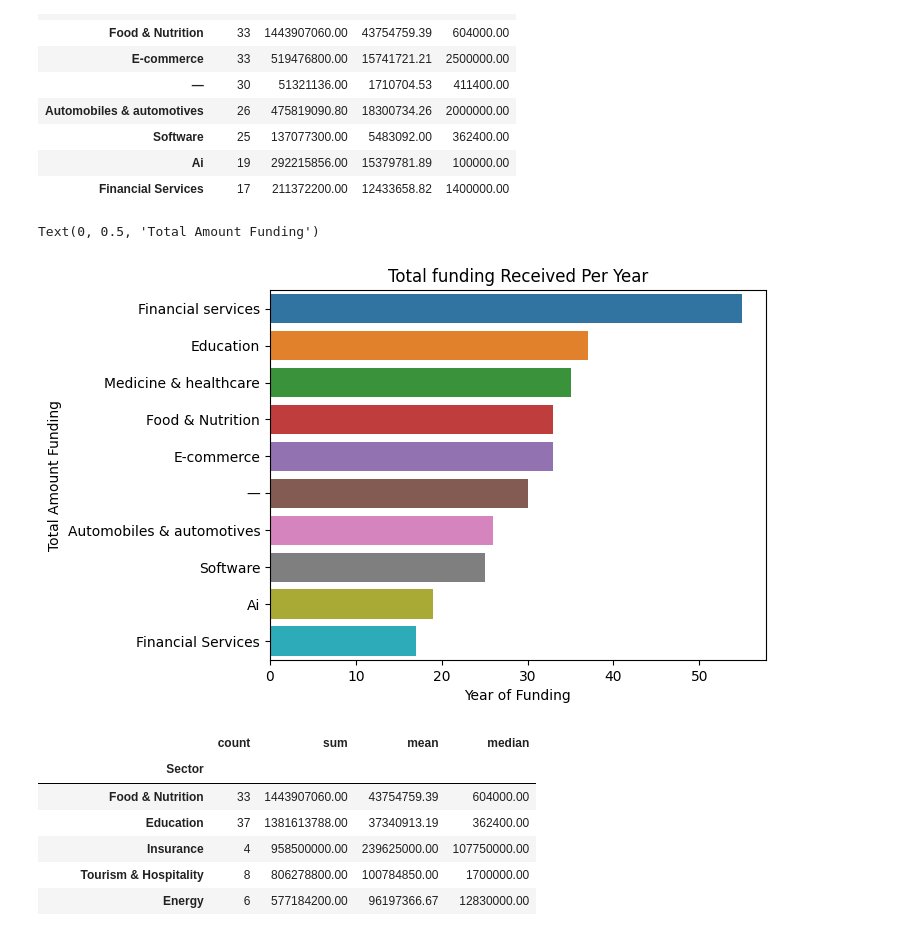
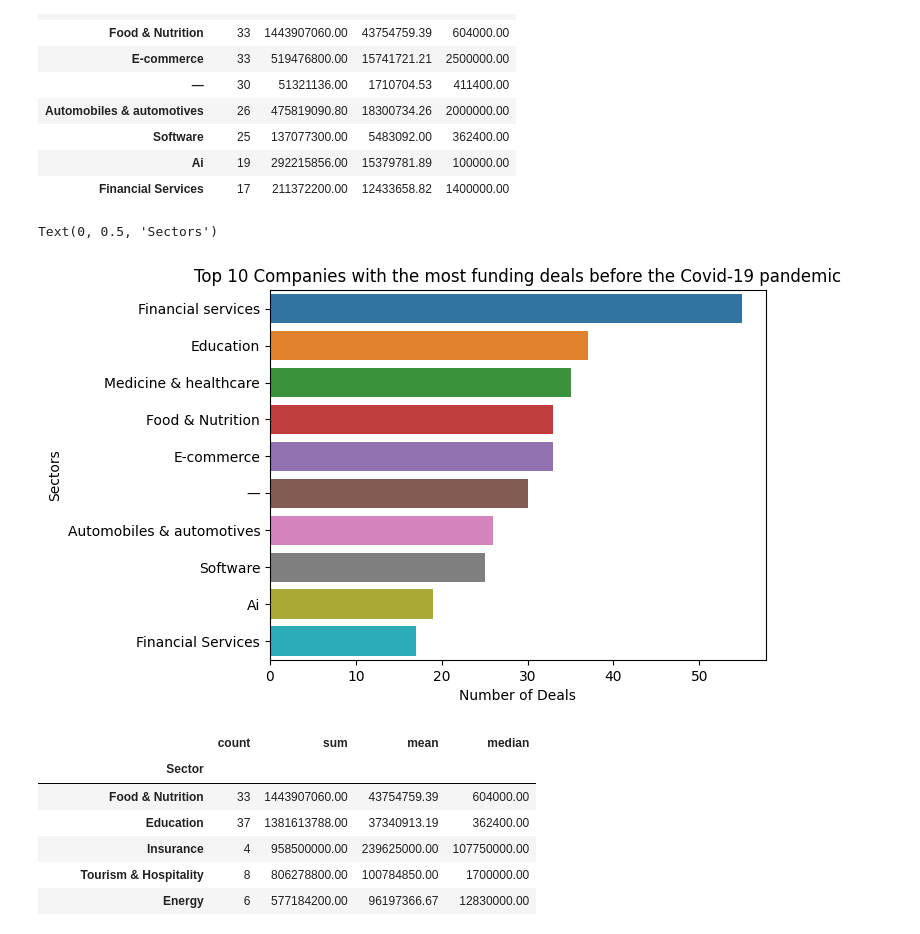
Before and after one commit to kbay9/Indian-startup-funding-analyses-with-python, a Jupyter notebook: DataAnalysis_Step_By_Step_Guide.ipynb, the cells around one changed output. Drawn from its saved outputs; the diff is of its cells as text; code cells hidden in the pictures.

```diff
--- a/DataAnalysis_Step_By_Step_Guide.ipynb
+++ b/DataAnalysis_Step_By_Step_Guide.ipynb
@@ -2139,11 +2143,11 @@ sectors_amount
 # %%
 sns.barplot(x = sectors_amount["count"], y = sectors_amount.index)
 plt.title("Top 10 Companies with the most funding deals before the Covid-19 pandemic")
-plt.xlabel("Year of Funding")
-plt.ylabel("Total Amount Funding")
+plt.xlabel("Number of Deals")
+plt.ylabel("Sectors")
 # %% [output]
-Text(0, 0.5, 'Total Amount Funding')
+Text(0, 0.5, 'Sectors')
-[figure, old version]
+[figure, new version]
 # %%
 sectors_amount = year_2018_2019.groupby(by = "Sector").Amount.agg(["count","sum","mean","median"]).sort_values(ascending = False,by = "sum").head(10)
 sectors_amount
```
Also changed, not shown: parts of 7 cells of this notebook.
